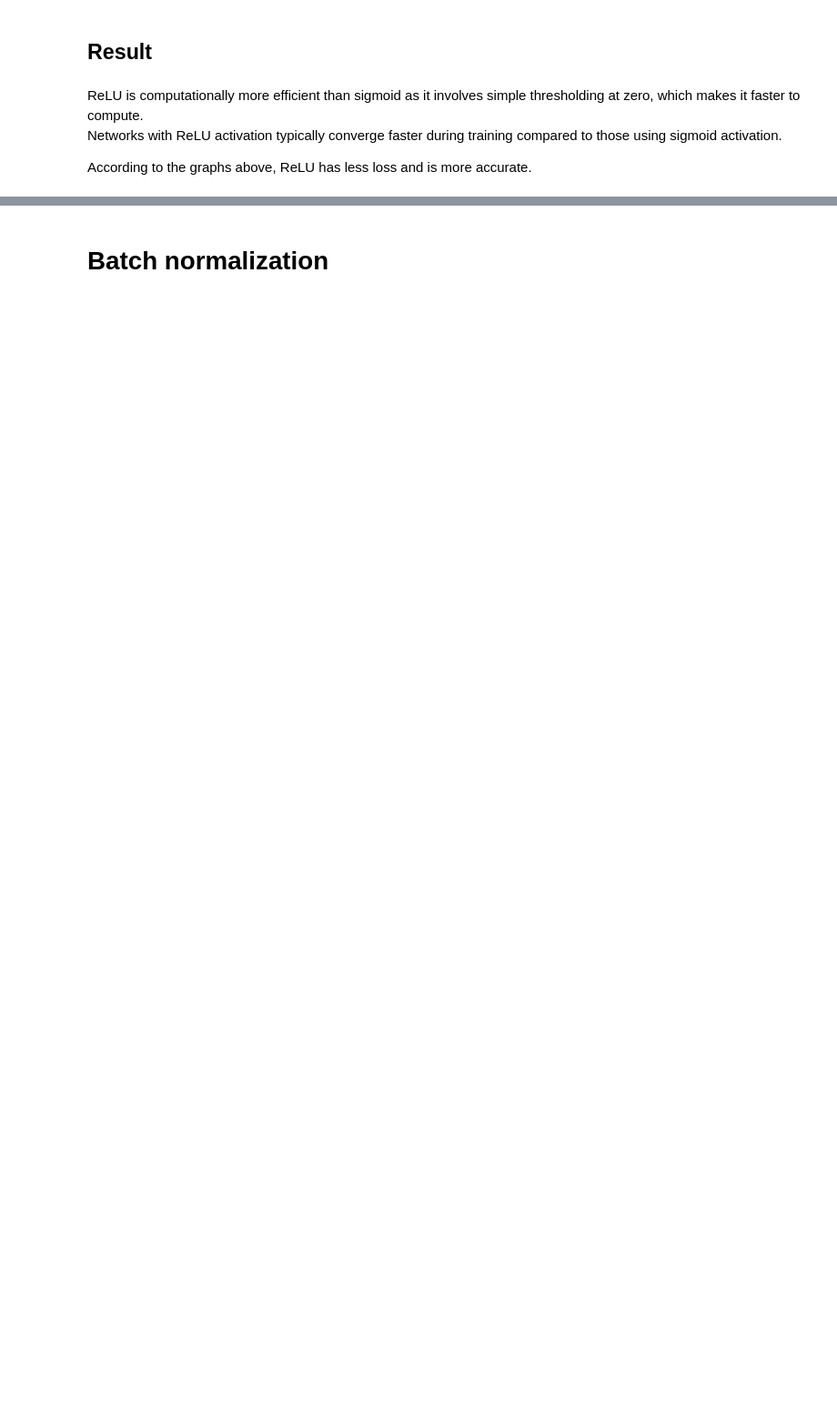
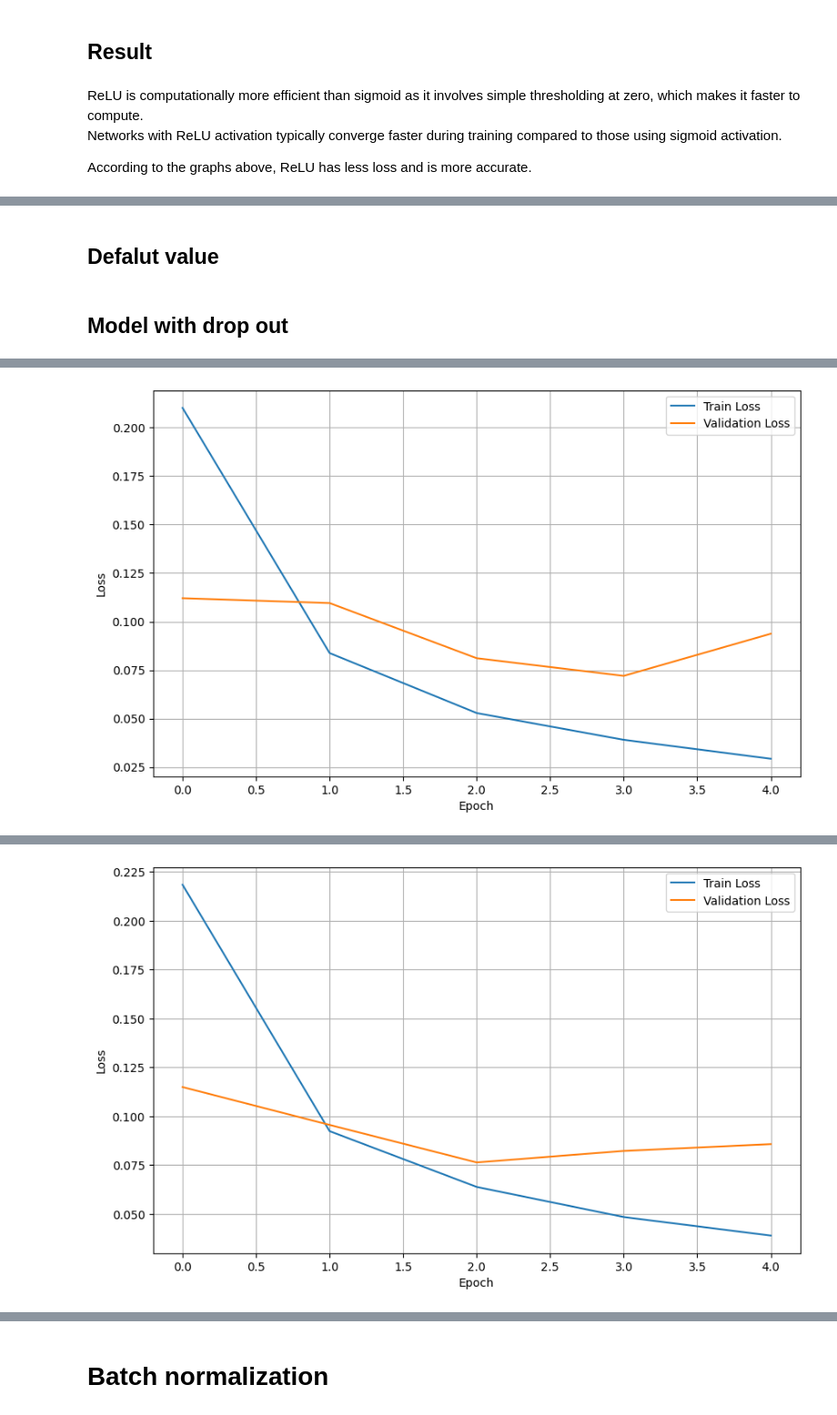
Before and after one commit to MohammadMazrouei/EMNIST, a Jupyter notebook: EMNIST.ipynb, the cells around one changed output, grey strips where cells are left out. Shown at 91% size. Saved outputs shown, nothing was run; the diff lists cells and outputs as text; code cells hidden in the pictures; blank space fills up the shorter version.

Commit message:
check effect of drop out & batch normalization

```diff
--- a/EMNIST.ipynb
+++ b/EMNIST.ipynb
@@ -1111,0 +1114,5 @@ According to the graphs above, ReLU has less loss and is more accurate.
+# %% [markdown]
+## Defalut value
+# %%
+dropout_model_names = []
+dropout_model_accuracies = []
@@ -1111,0 +1125,43 @@ According to the graphs above, ReLU has less loss and is more accurate.
+# %% [markdown]
+## Model with drop out
+# %%
+class Model_Dropout(nn.Module):
+    def __init__(self, dropout_rate=0.5):
+        super().__init__()
+        self.layers = nn.Sequential(
+            nn.Linear(784, 512),
+            nn.ReLU(),
+            nn.Dropout(p=dropout_rate),
+            nn.Linear(512, 10)
+        )
+        self.loss = nn.CrossEntropyLoss()
+        self.optimizer = optim.Adam(self.parameters())
+        self.to(get_default_device())
+
+    def forward(self, X):
+        return self.layers(X)
+
+    def predict(self, X):
+        with torch.no_grad():
+            return torch.argmax(self.forward(X), axis=-1)
+
+    def fit(self, X, Y):
+        self.optimizer.zero_grad()
+        y_pred = self.forward(X)
+        loss = self.loss(y_pred, Y)
+        loss.backward()
+        self.optimizer.step()
+        return loss.item()
+# %%
+DROP_OUTs = [0, 0.1, 0.2, 0.4, 0.6, 0.8]
+
+for dropout in DROP_OUTs:
+    print(f'Drop out: {dropout}')
+    model_dropout = Model_Dropout(dropout)
+    training_loss_model_dropout, val_loss_model_dropout = train_the_model(model_dropout)
+    acc_model_dropout = evaluate_model(model_dropout)
+
+    dropout_model_names.append('Drop out=' + str(dropout))
+    dropout_model_accuracies.append(acc_model_dropout)
+    plot_loss_curve(training_loss_model_dropout, val_loss_model_dropout)
+# %% [output]
@@ -1111,0 +1175 @@ According to the graphs above, ReLU has less loss and is more accurate.
+[figure, added]
@@ -1111,0 +1183 @@ According to the graphs above, ReLU has less loss and is more accurate.
+[figure, added]
```
Also changed, not shown: parts of 51 cells of this notebook.
